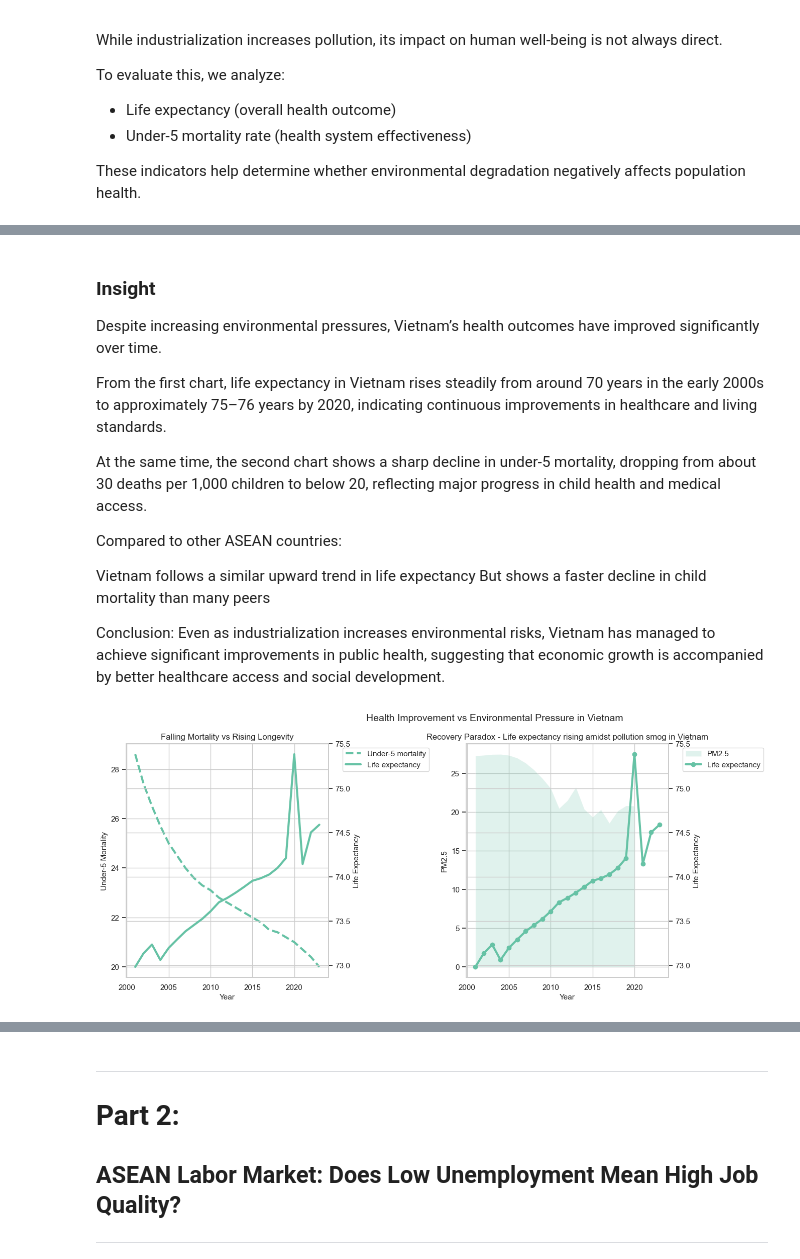
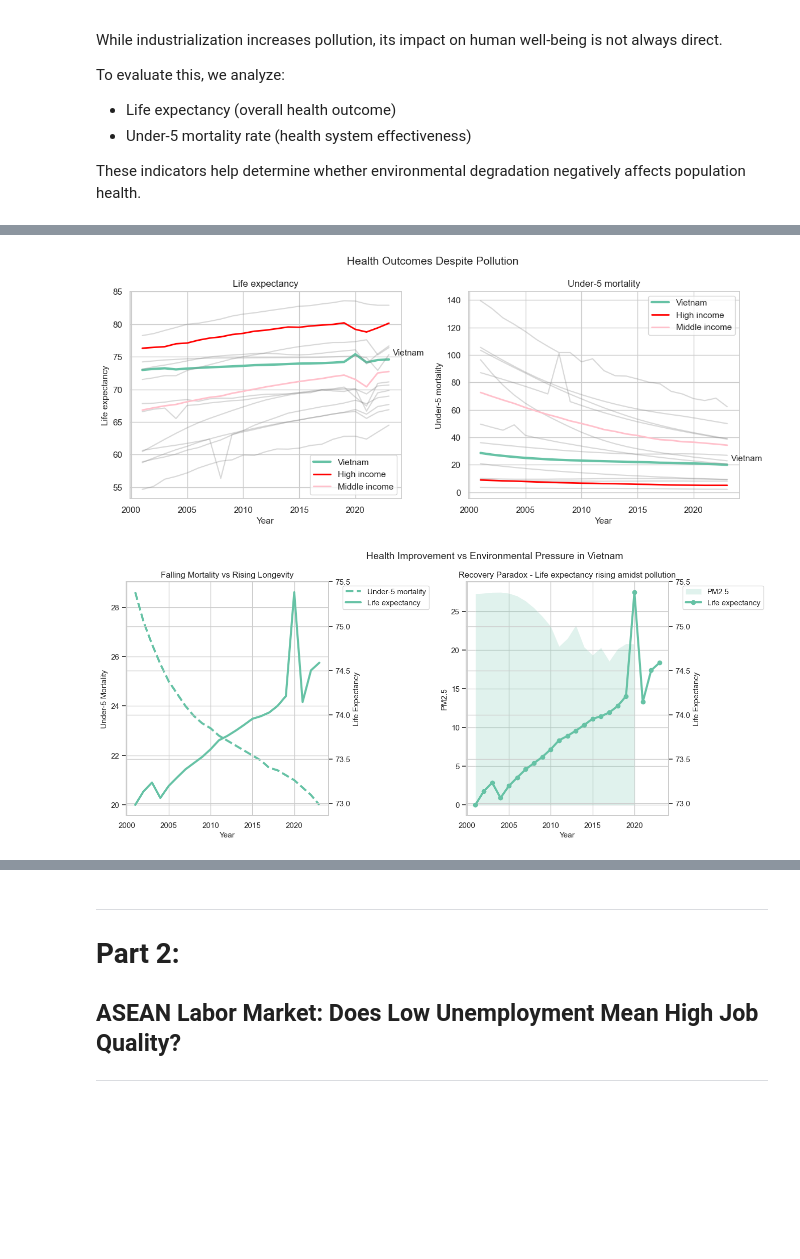
Before and after one commit to thloc1212/DV_LAB2, a Jupyter notebook: merged/merge.ipynb, the cells around one changed output, grey strips where cells are left out. Cells and saved outputs as stored; diff of their text form; code cells hidden in the pictures; blank space fills up the shorter version.

```diff
--- a/merged/merge.ipynb
+++ b/merged/merge.ipynb
@@ -713,23 +597,44 @@ plt.show()
-# %% [markdown]
-### Insight
-Despite increasing environmental pressures, Vietnam’s health outcomes have improved significantly over time.
-
-From the first chart, life expectancy in Vietnam rises steadily from around 70 years in the early 2000s to approximately 75–76 years by 2020, indicating continuous improvements in healthcare and living standards.
-
-At the same time, the second chart shows a sharp decline in under-5 mortality, dropping from about 30 deaths per 1,000 children to below 20, reflecting major progress in child health and medical access.
-
-Compared to other ASEAN countries:
-
-Vietnam follows a similar upward trend in life expectancy
-But shows a faster decline in child mortality than many peers
-
-Conclusion:
-Even as industrialization increases environmental risks, Vietnam has managed to achieve significant improvements in public health, suggesting that economic growth is accompanied by better healthcare access and social development.
 # %%
+import matplotlib.pyplot as plt
+
+fig, axes = plt.subplots(1, 2, figsize=(12, 5))
+
+vn = df_asean[df_asean["Country"] == "Vietnam"]
+x_last = vn["Year"].max()
+
+for i, metric in enumerate(["Life expectancy", "Under-5 mortality"]):
+    ax = axes[i]
+
+    for country in asean:
+        subset = df_asean[df_asean["Country"] == country]
+
+        if country == "Vietnam":
+            ax.plot(subset["Year"], subset[metric], linewidth=3, label="Vietnam")
+        elif country == "Middle income":
+            ax.plot(subset["Year"], subset[metric], color="pink", linewidth=2, label="Middle income")
+        elif country == "High income":
+            ax.plot(subset["Year"], subset[metric], color="red", linewidth=2, label="High income")
+        else:
+            ax.plot(subset["Year"], subset[metric], color="gray", alpha=0.3)
+
+    y_last = vn[vn["Year"] == x_last][metric].values[0]
+
+    ax.annotate("Vietnam", (x_last, y_last), textcoords="offset points", xytext=(5, 5))
+    ax.set_title(metric)
+    ax.set_xlabel("Year")
+    ax.set_ylabel(metric)
+    ax.legend()
+
+plt.suptitle("Health Outcomes Despite Pollution", fontsize=14)
+plt.tight_layout()
+plt.show()
+
+
 fig, axes = plt.subplots(1, 2, figsize=(16, 6))
+
 vn = df_asean[df_asean["Country"] == "Vietnam"].sort_values("Year")
 
-# Mortality + Life Expectancy
+# Chart 1: Mortality + Life Expectancy
 ax1 = axes[0]
 ax2 = ax1.twinx()
 
@@ -754,12 +659,14 @@ ax2.set_ylabel("Life Expectancy")
 
 lines1, labels1 = ax1.get_legend_handles_labels()
 lines2, labels2 = ax2.get_legend_handles_labels()
+
 ax1.legend(
     lines1 + lines2,
     labels1 + labels2,
     loc="upper left",
     bbox_to_anchor=(1.05, 1)
 )
+
 ax1.set_title("Falling Mortality vs Rising Longevity")
 
 
@@ -773,35 +680,36 @@ ax1.fill_between(
     alpha=0.2,
     label="PM2.5"
 )
 
 ax2.plot(
     vn["Year"],
     vn["Life expectancy"],
     linewidth=3,
     marker="o",
     label="Life expectancy"
 )
 
 ax1.set_xlabel("Year")
 ax1.set_ylabel("PM2.5")
 ax2.set_ylabel("Life Expectancy")
 
 lines1, labels1 = ax1.get_legend_handles_labels()
 lines2, labels2 = ax2.get_legend_handles_labels()
+
 ax1.legend(
     lines1 + lines2,
     labels1 + labels2,
     loc="upper left",
     bbox_to_anchor=(1.05, 1)
 )
 
-ax1.set_title("Recovery Paradox - Life expectancy rising amidst pollution smog in Vietnam")
-
+ax1.set_title("Recovery Paradox - Life expectancy rising amidst pollution")
 
 plt.suptitle("Health Improvement vs Environmental Pressure in Vietnam", fontsize=14)
 plt.tight_layout(rect=[0, 0, 0.85, 1])
 plt.show()
 # %% [output]
-[figure, old version]
+[figure, new version]
+[figure, added]
 # %% [markdown]
 ### Insight
```
Also changed, not shown: parts of 20 cells of this notebook.
